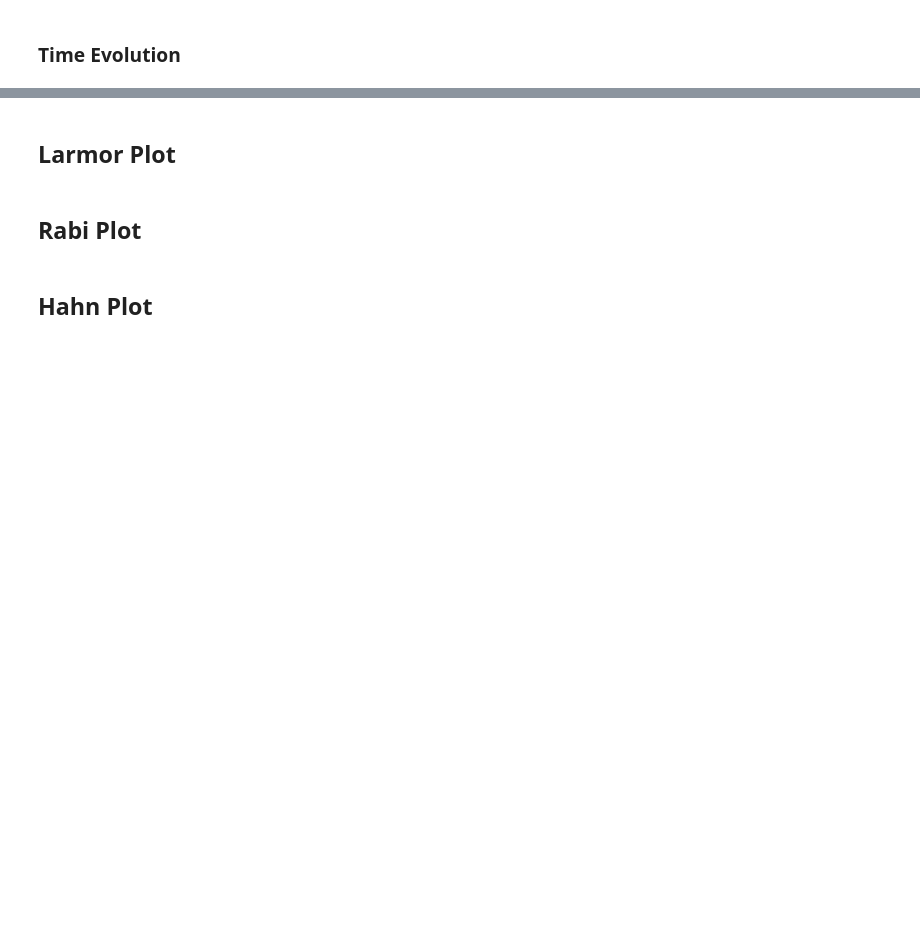
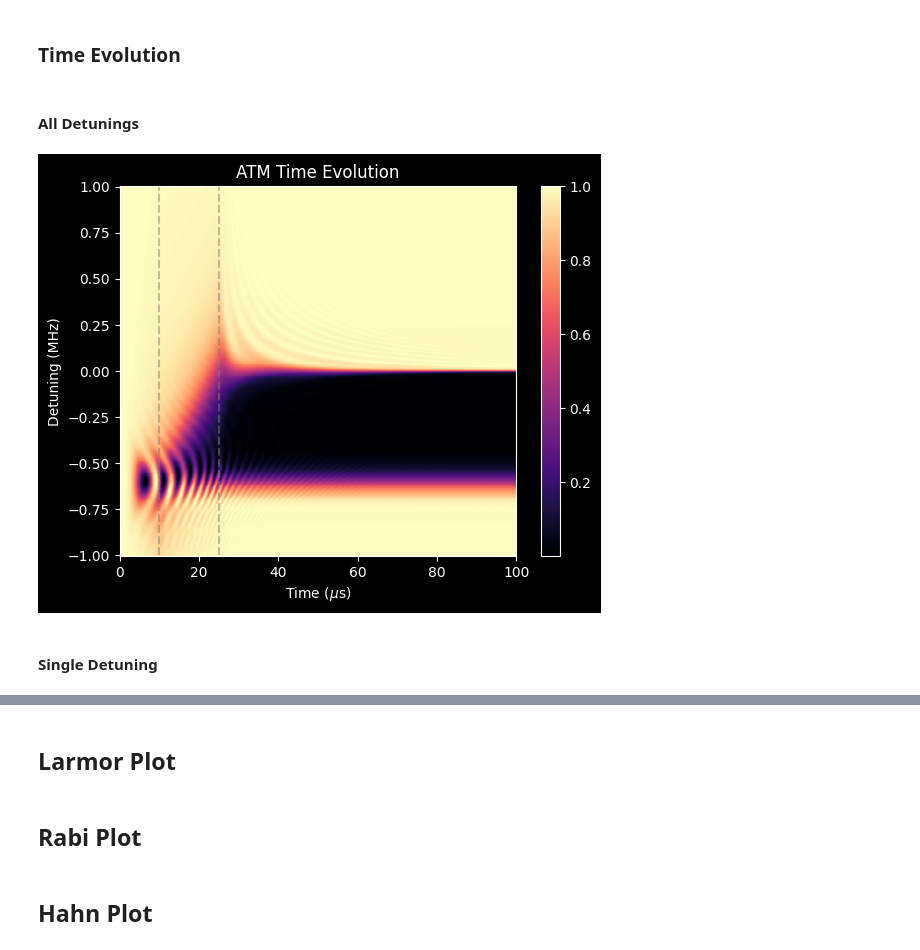
Before and after one commit to Slippery-Chickenz/qipQubitSimTools, a Jupyter notebook: examples/example.ipynb, the cells around one changed output, grey strips where cells are left out. Cells and saved outputs as stored; diff of their text form; code cells hidden in the pictures; blank space fills up the shorter version.

```diff
--- a/examples/example.ipynb
+++ b/examples/example.ipynb
@@ -51,0 +56,14 @@ f.close()
+# %%
+# Get params from config
+with open("atm_config.json", "r") as file:
+    data_labels = json.load(file)
+atm_params = data_labels["circuit"]["gates"]["ATMGate"]
+
+# Pulse Parameters
+pulse_time = atm_params["duration"]  # (us) Total time of the pulse
+rise_time = atm_params["rise_time"]  # (us) Amount of time the pulse takes to rise to the maximum amplitude
+fall_time = atm_params["fall_time"]  # (us) Amount of time the pulse takes to fall to 0 amplitude
+max_amplitude = atm_params["max_amplitude"]  # (MHZ) Maximum amplitude the pulse will rise too (This should usually be the rabi frequency)
+max_frequency = atm_params["max_frequency"] # (MHz) Maximum frequency offset the pulse will start at
+percent_rise_gradient = atm_params["rise_gradient"] # Inital slope of the rising amplitude of the pulse
+percent_fall_gradient = atm_params["fall_gradient"] # Ending slope of the falling amplitude
@@ -94,0 +132,16 @@ f.close()
+# %% [markdown]
+#### All Detunings
+# %%
+X, Y = np.meshgrid(times[0], detunings)
+pcolorm = plt.pcolormesh(X, Y, 1 - probabilities, shading="nearest", cmap="magma")
+plt.colorbar(pcolorm)
+plt.ylabel("Detuning (MHz)")
+plt.xlabel("Time ($\\mu$s)")
+plt.title("ATM Time Evolution")
+plt.vlines(rise_time, min(detunings), max(detunings), color = "grey", alpha = 0.5, ls = "--")
+plt.vlines(pulse_time - fall_time, min(detunings), max(detunings), color = "grey", alpha = 0.5, ls = "--")
+plt.show()
+# %% [output]
+[figure, added]
+# %% [markdown]
+#### Single Detuning
```
Also changed, not shown: parts of 23 cells of this notebook, 17 other files.
